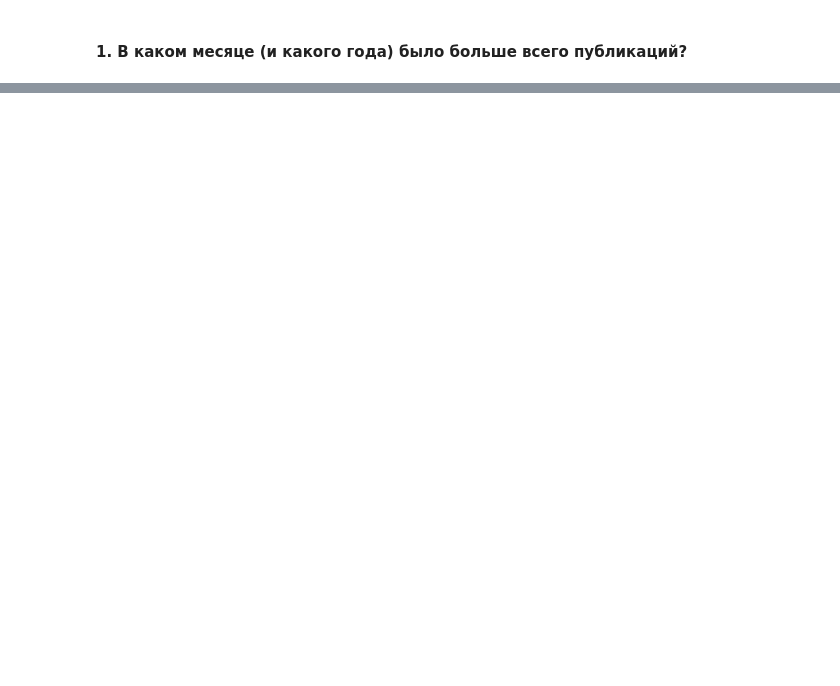
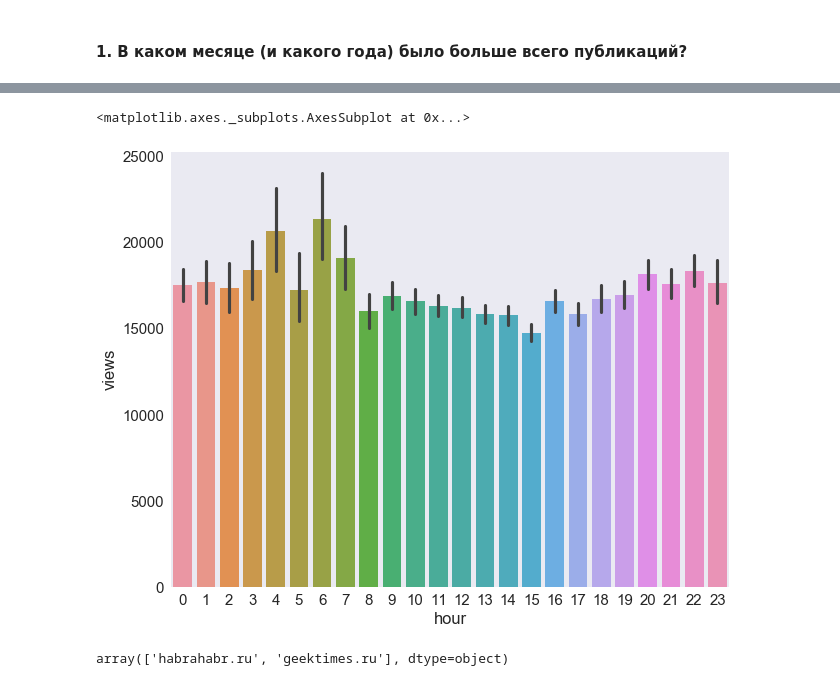
Before and after one commit to olelukoje/OpenDataScience, a Jupyter notebook: ods_2_visualization_hw.ipynb, the cells around one changed output, grey strips where cells are left out. Drawn from its saved outputs; the diff is of its cells as text; code cells hidden in the pictures; blank space fills up the shorter version.

```diff
--- a/ods_2_visualization_hw.ipynb
+++ b/ods_2_visualization_hw.ipynb
@@ -125,0 +188,9 @@ df['post_id'][].value_counts().plot(kind = 'bar', label = '')
+# %%
+sns.barplot(x='hour', y='views', data=df)
+# %% [output]
+<matplotlib.axes._subplots.AxesSubplot at 0x...>
+[figure, added]
+# %%
+df['domain'].unique()
+# %% [output]
+array(['habrahabr.ru', 'geektimes.ru'], dtype=object)
```
Also changed, not shown: parts of 22 cells of this notebook, 1 other file.
